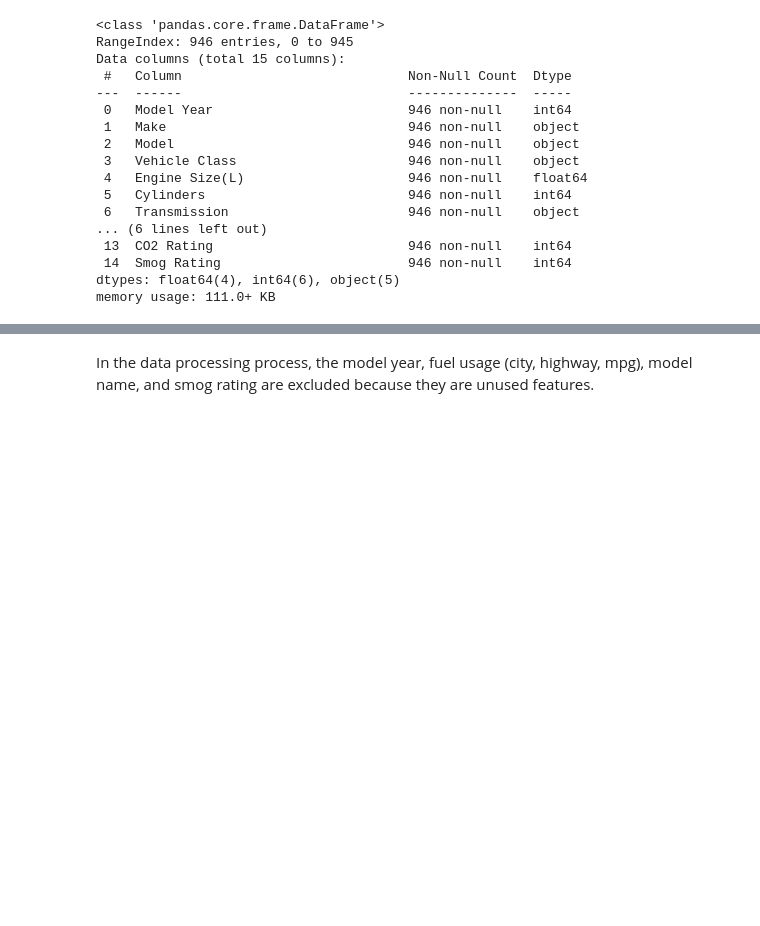
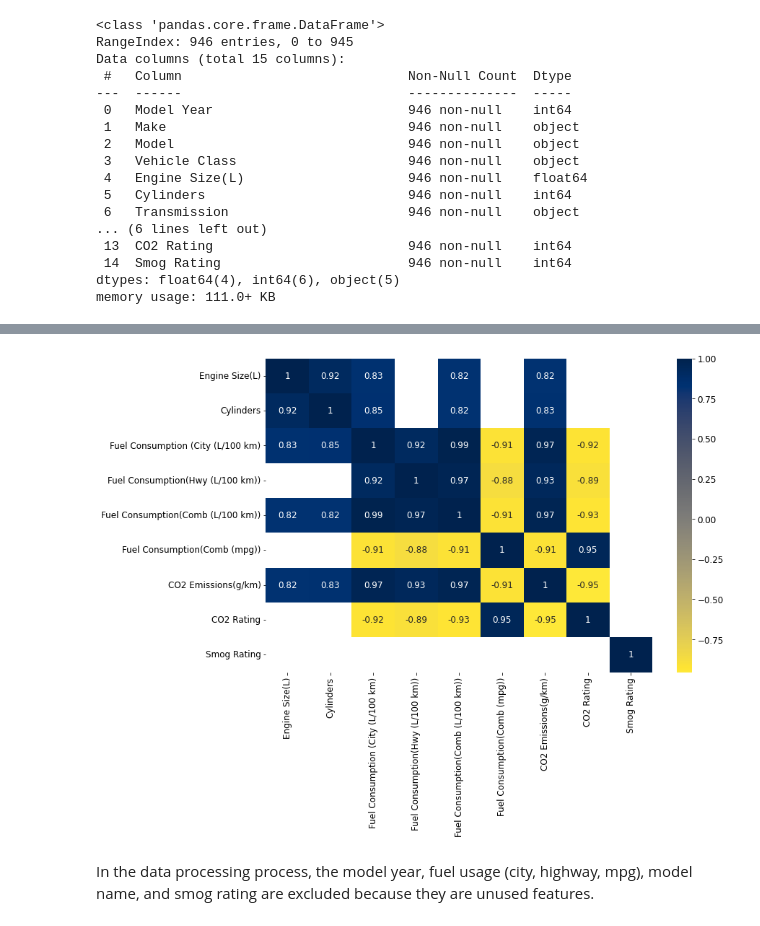
Before and after one commit to DecisionDisorder/FuelConsumptionRatings, a Jupyter notebook: src/tp_rating_knn.ipynb, the cells around one changed output, grey strips where cells are left out. Saved outputs shown, nothing was run; the diff lists cells and outputs as text; code cells hidden in the pictures; blank space fills up the shorter version.

```diff
--- a/src/tp_rating_knn.ipynb
+++ b/src/tp_rating_knn.ipynb
@@ -48,3 +59,10 @@ df.describe()
+# %%
+corr = df.drop(['Model Year'], axis = 1).corr()
+corr_top = corr[abs(corr)>=.8]
+plt.figure(figsize=(12,8))
+sns.heatmap(corr_top, cmap="cividis_r", annot = True);
+# %% [output]
+[figure, added]
 # %% [markdown]
 In the data processing process, the model year, fuel usage (city, highway, mpg), model name, and smog rating are excluded because they are unused features.
 # %%
```
Also changed, not shown: parts of 5 cells of this notebook, 1 other file.
